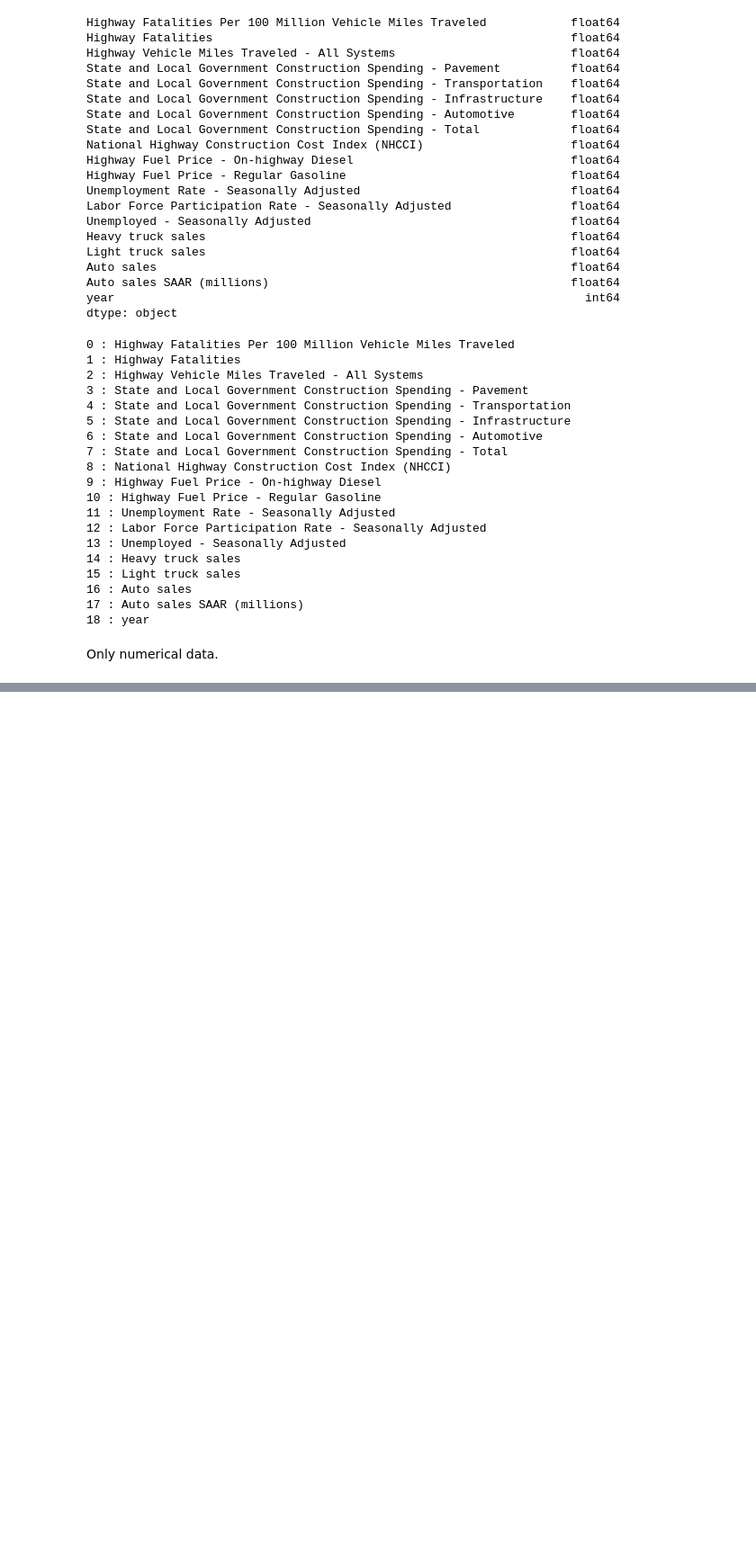
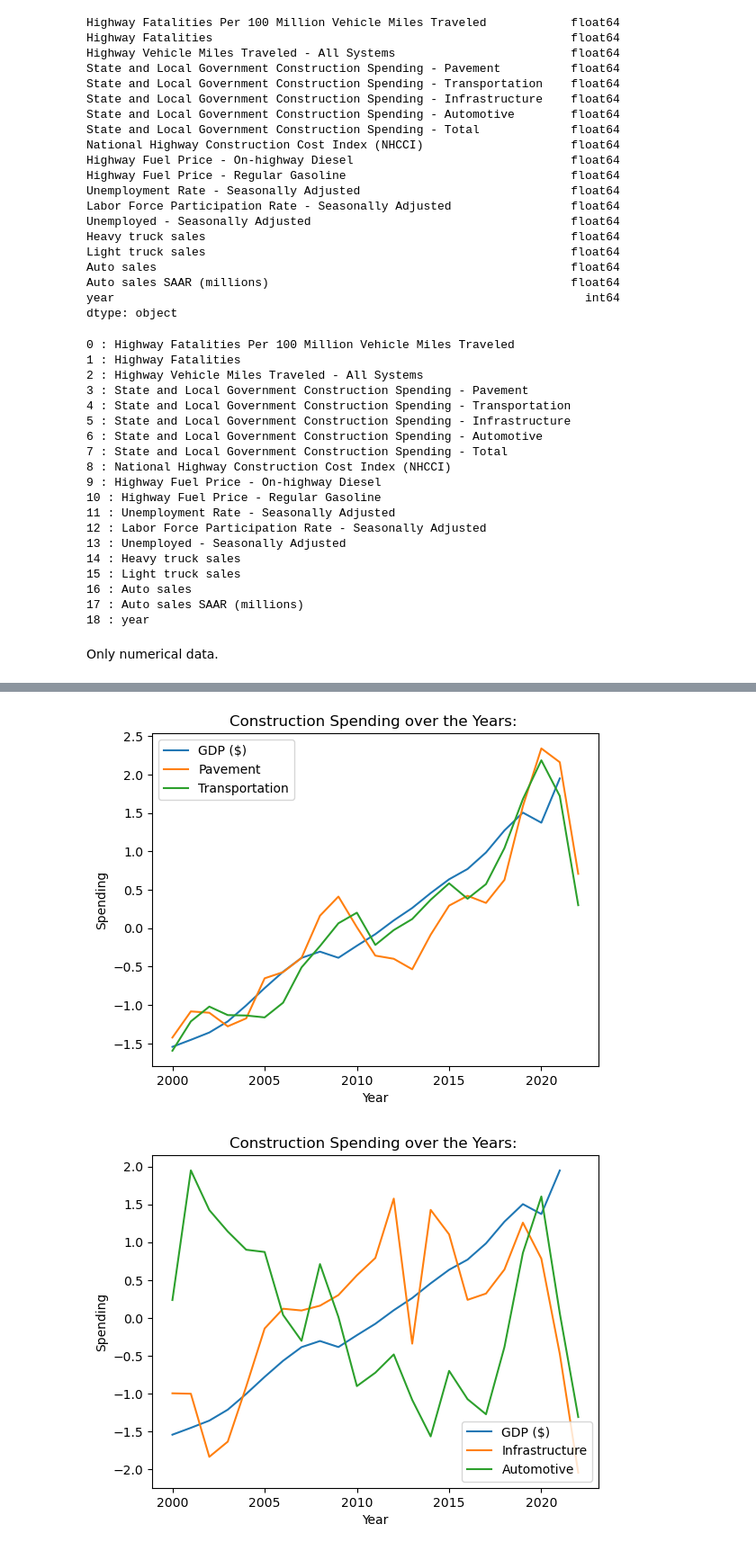
Before and after one commit to dnhuang/data102-fa22, a Jupyter notebook: eda.ipynb, the cells around one changed output, grey strips where cells are left out. Shown at 90% size. Saved outputs shown, nothing was run; the diff lists cells and outputs as text; code cells hidden in the pictures; blank space fills up the shorter version.

```diff
--- a/eda.ipynb
+++ b/eda.ipynb
@@ -312,3 +372,9 @@ plot_line_year_agg(df, ['Total'])
 # plt.xlabel('Year')
 # plt.show()
 ### DEPRECATED CUZ DECIDED TO PUT INTO HELPER ###
+# %%
+# Begin connecting above df with df_gdp (U.S. GDP 1960-2022 dataset)
+# Preprocessing on 'date' column of df_gdp
+df_gdp_year = df_gdp['date'].str.extract('(\d+)-', expand=False)
+df_gdp['year'] = df_gdp_year.astype(int)
+df_gdp
@@ -314,0 +395,6 @@ plot_line_year_agg(df, ['Total'])
+# %%
+# PERFORM LEFT JOIN on 'year'
+# First group by year on df_mts (don't want duplicate years)
+df_mts_grouped_year = df_mts.groupby('year').sum()
+df_mts_gdp = df_mts_grouped_year.merge(df_gdp, how='left', left_on='year', right_on='year')
+df_mts_gdp.columns
@@ -314,0 +438,19 @@ plot_line_year_agg(df, ['Total'])
+# %%
+# Similar helper as above, also plots GDP
+# Calls previous helper plot_line_year_agg
+### NEED TO PLOT NORMALIZED OTHERWISE SCALED IS SCREWED
+### LOG TRANSFORM?
+def plot_line_year_gdp(df_merged, columns):
+    # Necessary preprocessing to get zscore (normalization)
+    df_merged['GDP ($)'] = df_merged[' GDP ( Billions of US $)'] * 10**9 # WHY IS THERE A SPACE B4 GDP
+    normalized_data = zscore(np.array(df_merged['GDP ($)']).reshape(-1, 1)[:-1]) # -1 cuz last element is a NaN
+    plt.plot(df_merged['year'][:-1], normalized_data, label='GDP ($)')
+    plot_line_year_agg(df_merged, columns, False, True) # SET NORMALIZE TO TRUE
+# %%
+# Use helper
+plot_line_year_gdp(df_mts_gdp, ['Pavement', 'Transportation'])
+plot_line_year_gdp(df_mts_gdp, ['Infrastructure', 'Automotive'])
+plot_line_year_gdp(df_mts_gdp, ['Total'])
+# %% [output]
+[figure, added]
+[figure, added]
```
Also changed, not shown: parts of 21 cells of this notebook, 1 other file.
